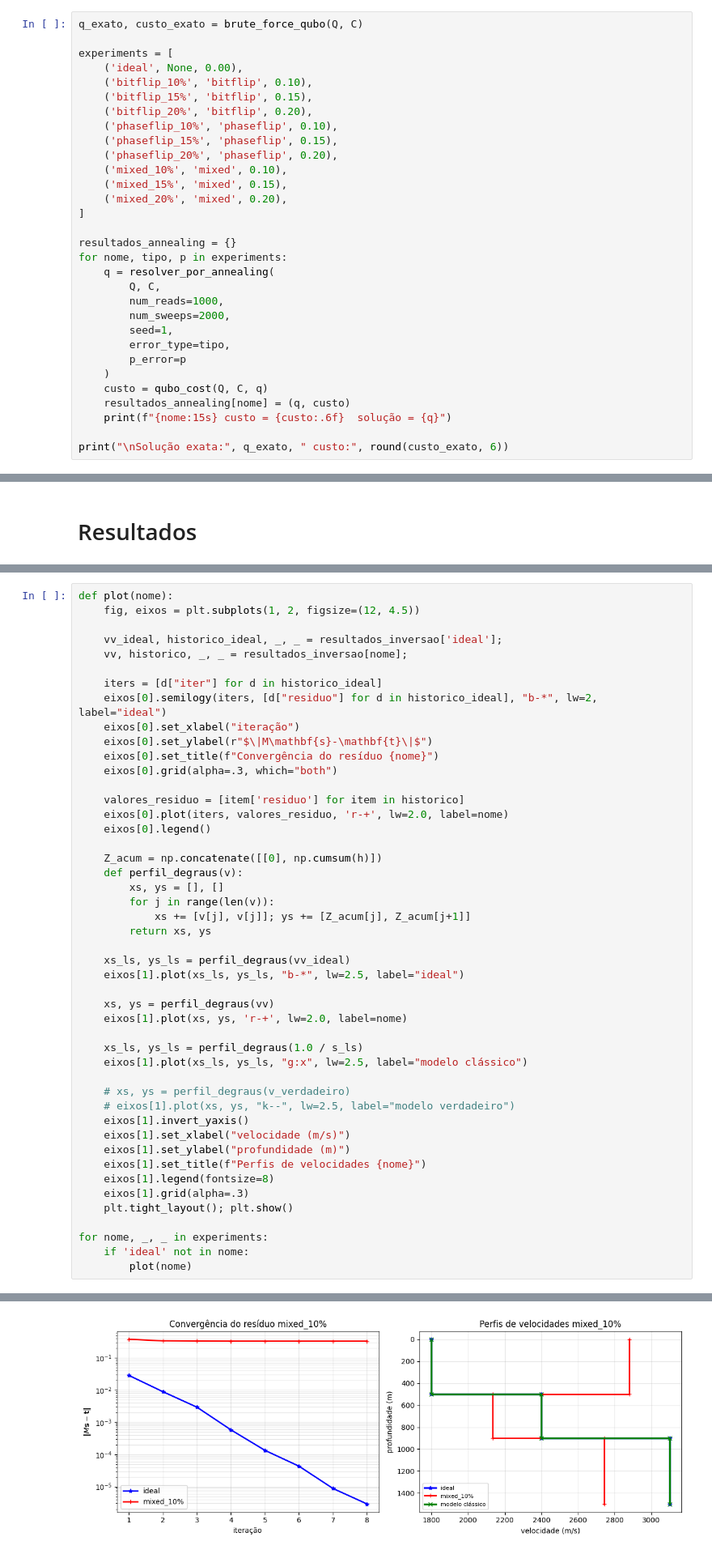
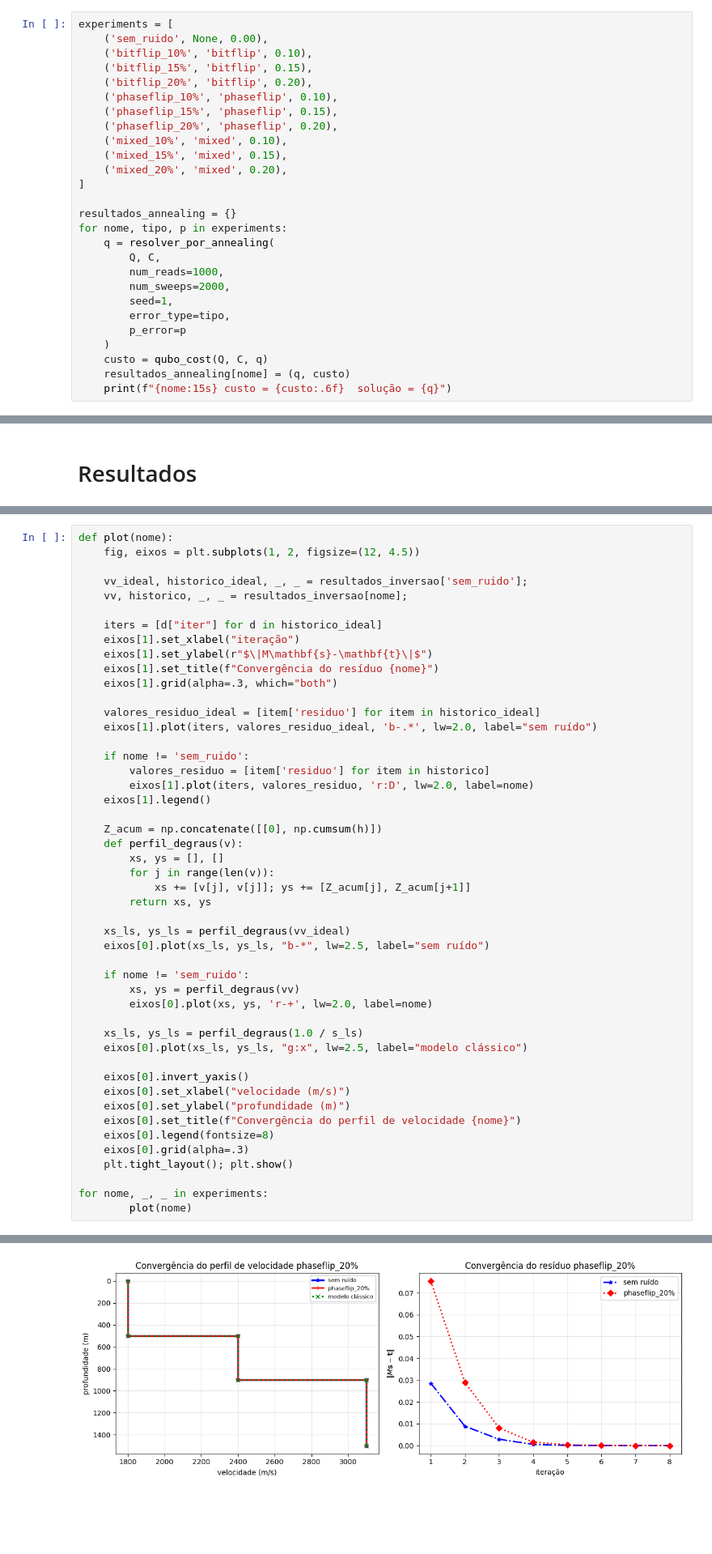
Before and after one commit to irajamuller/tecnologias-quanticas, a Jupyter notebook: Otimizacao_geo2.ipynb, the cells around one changed output, grey strips where cells are left out. Shown at 81% size. Drawn from its saved outputs; the diff is of its cells as text; blank space fills up the shorter version.

```diff
--- a/Otimizacao_geo2.ipynb
+++ b/Otimizacao_geo2.ipynb
@@ -208,10 +208,8 @@ print(f"  v = {np.round(1.0 / s_ls, 2)} m/s | erro max = {e_ls.max():.2e} %")
 *** MODELO CLÁSSICO: mínimos quadrados contínuo
   v = [1800. 2400. 3100.] m/s | erro max = 8.80e-14 %
 # %%
-q_exato, custo_exato = brute_force_qubo(Q, C)
-
 experiments = [
-	('ideal', None, 0.00),
+	('sem_ruido', None, 0.00),
 	('bitflip_10%', 'bitflip', 0.10),
 	('bitflip_15%', 'bitflip', 0.15),
 	('bitflip_20%', 'bitflip', 0.20),
@@ -236,6 +234,4 @@ for nome, tipo, p in experiments:
 	custo = qubo_cost(Q, C, q)
 	resultados_annealing[nome] = (q, custo)
 	print(f"{nome:15s} custo = {custo:.6f}  solução = {q}")
-
-print("\nSolução exata:", q_exato, " custo:", round(custo_exato, 6))
 # %% [output]
@@ -340,19 +334,22 @@ O sistema de inversão geofísica via recozimento é tolerante a falhas puras de
 def plot(nome):
 	fig, eixos = plt.subplots(1, 2, figsize=(12, 4.5))
 
-	vv_ideal, historico_ideal, _, _ = resultados_inversao['ideal'];
+	vv_ideal, historico_ideal, _, _ = resultados_inversao['sem_ruido'];
 	vv, historico, _, _ = resultados_inversao[nome];
 
 	iters = [d["iter"] for d in historico_ideal]
-	eixos[0].semilogy(iters, [d["residuo"] for d in historico_ideal], "b-*", lw=2, label="ideal")
-	eixos[0].set_xlabel("iteração")
-	eixos[0].set_ylabel(r"$\|M\mathbf{s}-\mathbf{t}\|$")
-	eixos[0].set_title(f"Convergência do resíduo {nome}")
-	eixos[0].grid(alpha=.3, which="both")
+	eixos[1].set_xlabel("iteração")
+	eixos[1].set_ylabel(r"$\|M\mathbf{s}-\mathbf{t}\|$")
+	eixos[1].set_title(f"Convergência do resíduo {nome}")
+	eixos[1].grid(alpha=.3, which="both")
 
-	valores_residuo = [item['residuo'] for item in historico]
-	eixos[0].plot(iters, valores_residuo, 'r-+', lw=2.0, label=nome)
-	eixos[0].legend()
+	valores_residuo_ideal = [item['residuo'] for item in historico_ideal]
+	eixos[1].plot(iters, valores_residuo_ideal, 'b-.*', lw=2.0, label="sem ruído")
+
+	if nome != 'sem_ruido':
+		valores_residuo = [item['residuo'] for item in historico]
+		eixos[1].plot(iters, valores_residuo, 'r:D', lw=2.0, label=nome)
+	eixos[1].legend()
 
 	Z_acum = np.concatenate([[0], np.cumsum(h)])
 	def perfil_degraus(v):
@@ -362,25 +359,23 @@ def plot(nome):
 		return xs, ys
 
 	xs_ls, ys_ls = perfil_degraus(vv_ideal)
-	eixos[1].plot(xs_ls, ys_ls, "b-*", lw=2.5, label="ideal")
+	eixos[0].plot(xs_ls, ys_ls, "b-*", lw=2.5, label="sem ruído")
 
-	xs, ys = perfil_degraus(vv)
-	eixos[1].plot(xs, ys, 'r-+', lw=2.0, label=nome)
+	if nome != 'sem_ruido':
+		xs, ys = perfil_degraus(vv)
+		eixos[0].plot(xs, ys, 'r-+', lw=2.0, label=nome)
 
 	xs_ls, ys_ls = perfil_degraus(1.0 / s_ls)
-	eixos[1].plot(xs_ls, ys_ls, "g:x", lw=2.5, label="modelo clássico")
+	eixos[0].plot(xs_ls, ys_ls, "g:x", lw=2.5, label="modelo clássico")
 
-	# xs, ys = perfil_degraus(v_verdadeiro)
-	# eixos[1].plot(xs, ys, "k--", lw=2.5, label="modelo verdadeiro")
-	eixos[1].invert_yaxis()
-	eixos[1].set_xlabel("velocidade (m/s)")
-	eixos[1].set_ylabel("profundidade (m)")
-	eixos[1].set_title(f"Perfis de velocidades {nome}")
-	eixos[1].legend(fontsize=8)
-	eixos[1].grid(alpha=.3)
+	eixos[0].invert_yaxis()
+	eixos[0].set_xlabel("velocidade (m/s)")
+	eixos[0].set_ylabel("profundidade (m)")
+	eixos[0].set_title(f"Convergência do perfil de velocidade {nome}")
+	eixos[0].legend(fontsize=8)
+	eixos[0].grid(alpha=.3)
 	plt.tight_layout(); plt.show()
 
 for nome, _, _ in experiments:
-	if 'ideal' not in nome:
 		plot(nome)
 # %% [output]
@@ -393 +388 @@ for nome, _, _ in experiments:
-[figure, old version]
+[figure, new version]
```
Also changed, not shown: parts of 4 cells of this notebook, 31 other files.
